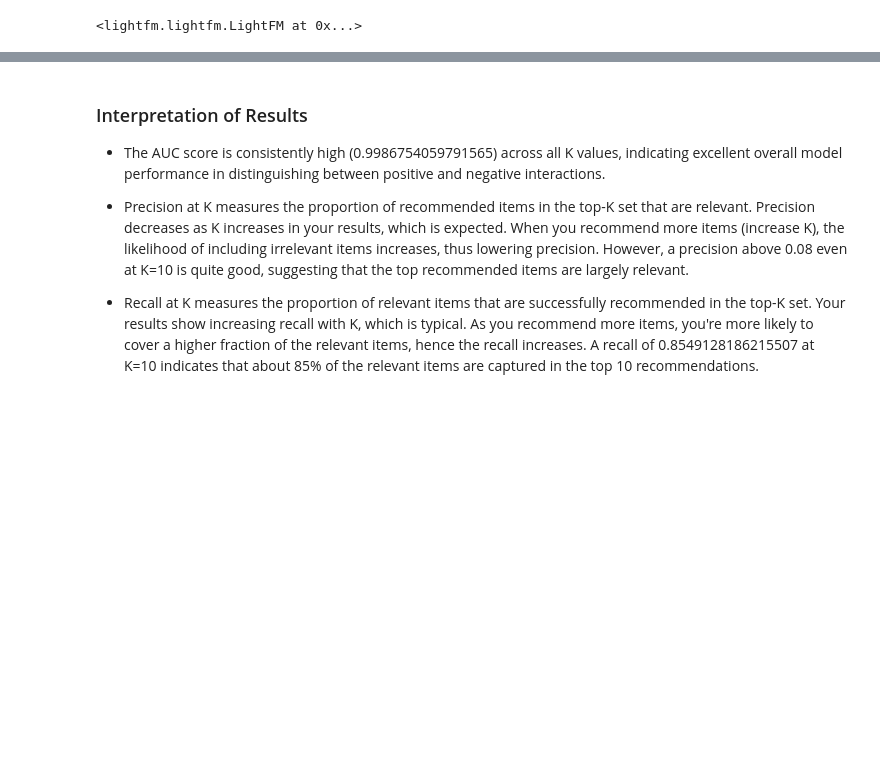
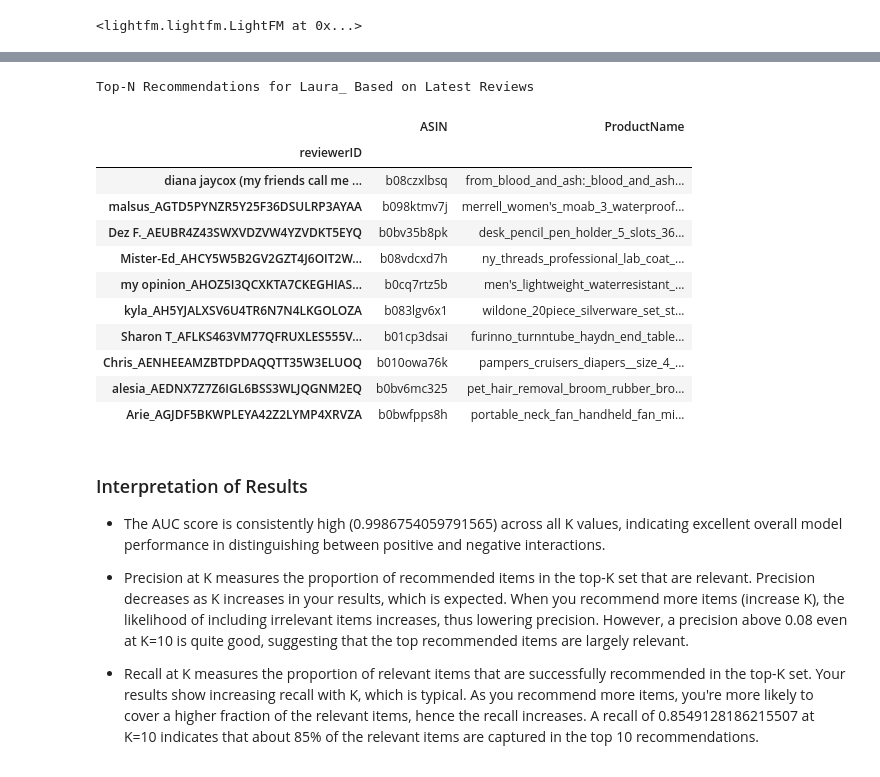
Before and after one commit to K-Winkles/kaban-multimodel-recommender, a Jupyter notebook: dev/main.ipynb, the cells around one changed output, grey strips where cells are left out. Drawn from its saved outputs; the diff is of its cells as text; code cells hidden in the pictures; blank space fills up the shorter version.

Commit message:
lightfm working, reco needs rework

```diff
--- a/dev/main.ipynb
+++ b/dev/main.ipynb
@@ -726,18 +716,20 @@ dataset.fit(users=udf['reviewerID'].unique(),
                                                    udf['rating']))
 # %%
 Train, Test = random_train_test_split(interactions, test_percentage=0.2, random_state=42)
-model = LightFM(loss='warp', no_components=30)
+model = LightFM(loss='warp', no_components=50)
 model.fit(Train, epochs=30, num_threads=1)
 # %% [output]
 <lightfm.lightfm.LightFM at 0x...>
 # %%
+from lightfm.evaluation import precision_at_k, recall_at_k, auc_score
+
 k_values = range(1, 11)
 auc_scores = []
 precision_scores = []
 recall_scores = []
 
 for k in tqdm(k_values, desc="Processing Train"):
-    auc = auc_score(model, Train, ).mean()
+    auc = auc_score(model, Train).mean()
     precision = precision_at_k(model, Train, k=k).mean()
     recall = recall_at_k(model, Train, k=k).mean()
 
@@ -783,7 +799,7 @@ def get_top_n_recommendations_with_latest_transactions(model, dataset, user_id,
     scored_items = [(score, reverse_item_map[i]) for score, i in zip(scores, item_indices)]
 
     # Proceed with filtering scores for latest items and ranking them as before
-    latest_transactions = transactions_df[transactions_df['reviewerID'] == user_id]\
+    latest_transactions = transactions_df.loc[user_id]\
                             .sort_values('reviewDate', ascending=False)\
                             .head(10)
     latest_items = set(latest_transactions['ASIN'])
@@ -802,9 +832,33 @@ reviewer_reviews_df.sort_values(by='reviewDate', ascending=False).head(10)
 # %%
-top_recommendations = get_top_n_recommendations_with_latest_transactions(model, dataset, user_id=uid, n=10)
-recommended_products_df = reviews_df[reviews_df['ASIN'].isin(top_recommendations)].drop_duplicates(subset=['ASIN'])
-recommended_products_names = recommended_products_df[['ASIN', 'ProductName', 'reviewRating']].drop_duplicates()
-print(f'Top-N Recommendations for {uid} based on All Transactions')
-recommended_products_names
+top_recommendations_latest = get_top_n_recommendations_with_latest_transactions(
+    model=model,
+    dataset=dataset,
+    user_id=uid,
+    transactions_df=reviews_df,
+    n=10
+)
+
+latest_recommended_products_df = reviews_df[
+    reviews_df['ASIN'].isin(top_recommendations_latest)
+    ].drop_duplicates(subset=['ASIN'])
+latest_recommended_products_names = latest_recommended_products_df[
+    ['ASIN', 'ProductName']].drop_duplicates()
+print(f'Top-N Recommendations for {uid} Based on Latest Reviews')
+latest_recommended_products_names
+# %% [output]
+Top-N Recommendations for Laura_ Based on Latest Reviews
+|  | ASIN | ProductName |
+| reviewerID |  |  |
+| diana jaycox (my friends call me ... | b08czxlbsq | from_blood_and_ash:_blood_and_ash... |
+| malsus_AGTD5PYNZR5Y25F36DSULRP3AYAA | b098ktmv7j | merrell_women's_moab_3_waterproof... |
+| Dez F._AEUBR4Z43SWXVDZVW4YZVDKT5EYQ | b0bv35b8pk | desk_pencil_pen_holder_5_slots_36... |
+| Mister-Ed_AHCY5W5B2GV2GZT4J6OIT2W... | b08vdcxd7h | ny_threads_professional_lab_coat_... |
+| my opinion_AHOZ5I3QCXKTA7CKEGHIAS... | b0cq7rtz5b | men's_lightweight_waterresistant_... |
+| kyla_AH5YJALXSV6U4TR6N7N4LKGOLOZA | b083lgv6x1 | wildone_20piece_silverware_set_st... |
+| Sharon T_AFLKS463VM77QFRUXLES555V... | b01cp3dsai | furinno_turnntube_haydn_end_table... |
+| Chris_AENHEEAMZBTDPDAQQTT35W3ELUOQ | b010owa76k | pampers_cruisers_diapers__size_4_... |
+| alesia_AEDNX7Z7Z6IGL6BSS3WLJQGNM2EQ | b0bv6mc325 | pet_hair_removal_broom_rubber_bro... |
+| Arie_AGJDF5BKWPLEYA42Z2LYMP4XRVZA | b0bwfpps8h | portable_neck_fan_handheld_fan_mi... |
 # %% [markdown]
 ### Interpretation of Results
 
```
Also changed, not shown: parts of 9 cells of this notebook.
